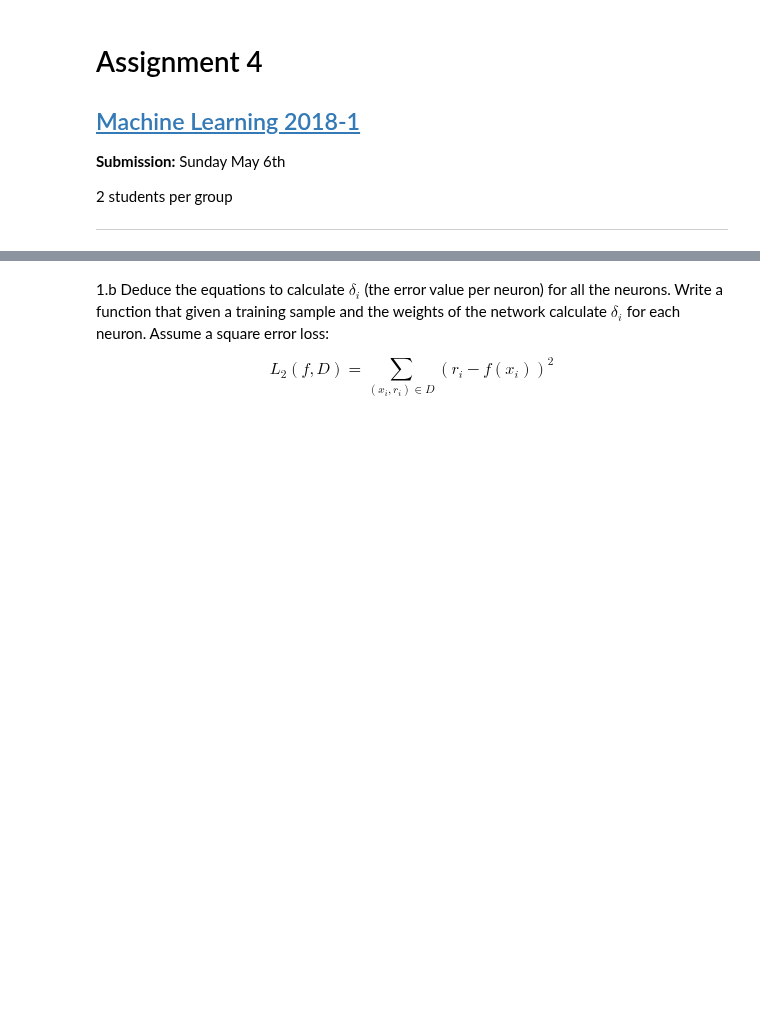
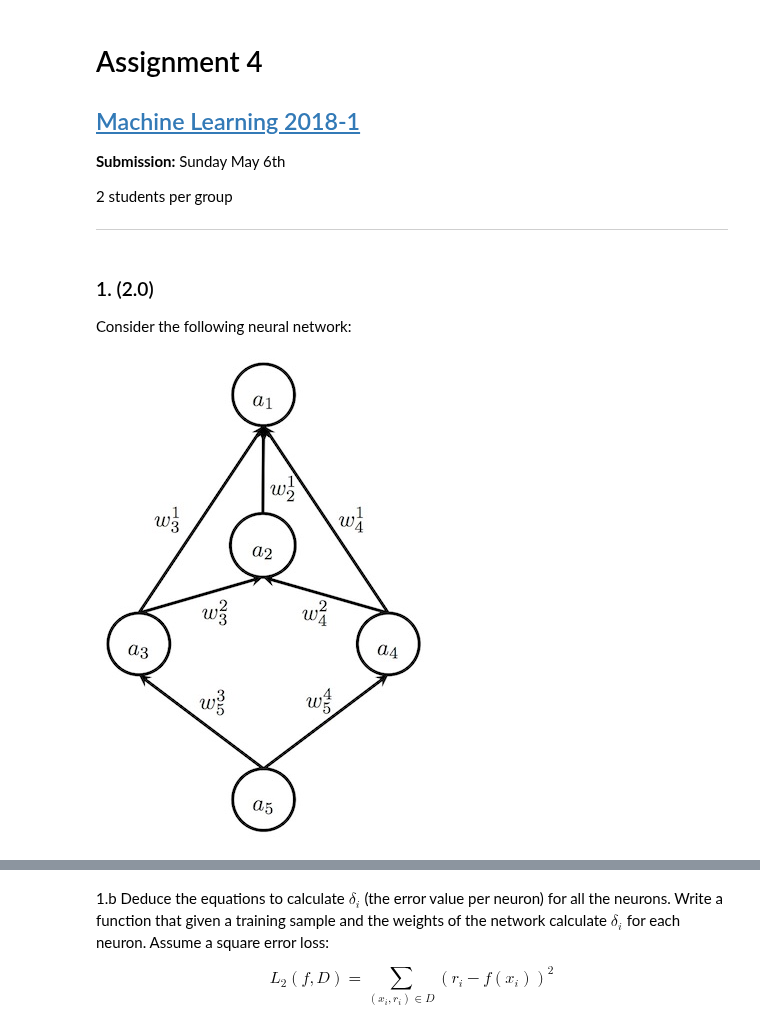
Before and after one commit to ingJSNA/machineLearning2018, a Jupyter notebook: ml-assign4-jsnavarroa.ipynb, the cells around one changed output, grey strips where cells are left out. Cells and saved outputs as stored; diff of their text form; code cells hidden in the pictures; blank space fills up the shorter version.

```diff
--- a/ml-assign4-jsnavarroa.ipynb
+++ b/ml-assign4-jsnavarroa.ipynb
@@ -13,2 +16,9 @@ import pylab as pl
 %matplotlib inline
+# %% [markdown]
+### 1. (2.0)
+Consider the following neural network:
+# %%
+display(Image(filename='./img/nn.jpg'))
+# %% [output]
+[figure, added]
 # %% [markdown]
```
Also changed, not shown: parts of 7 cells of this notebook, 1 other file.
